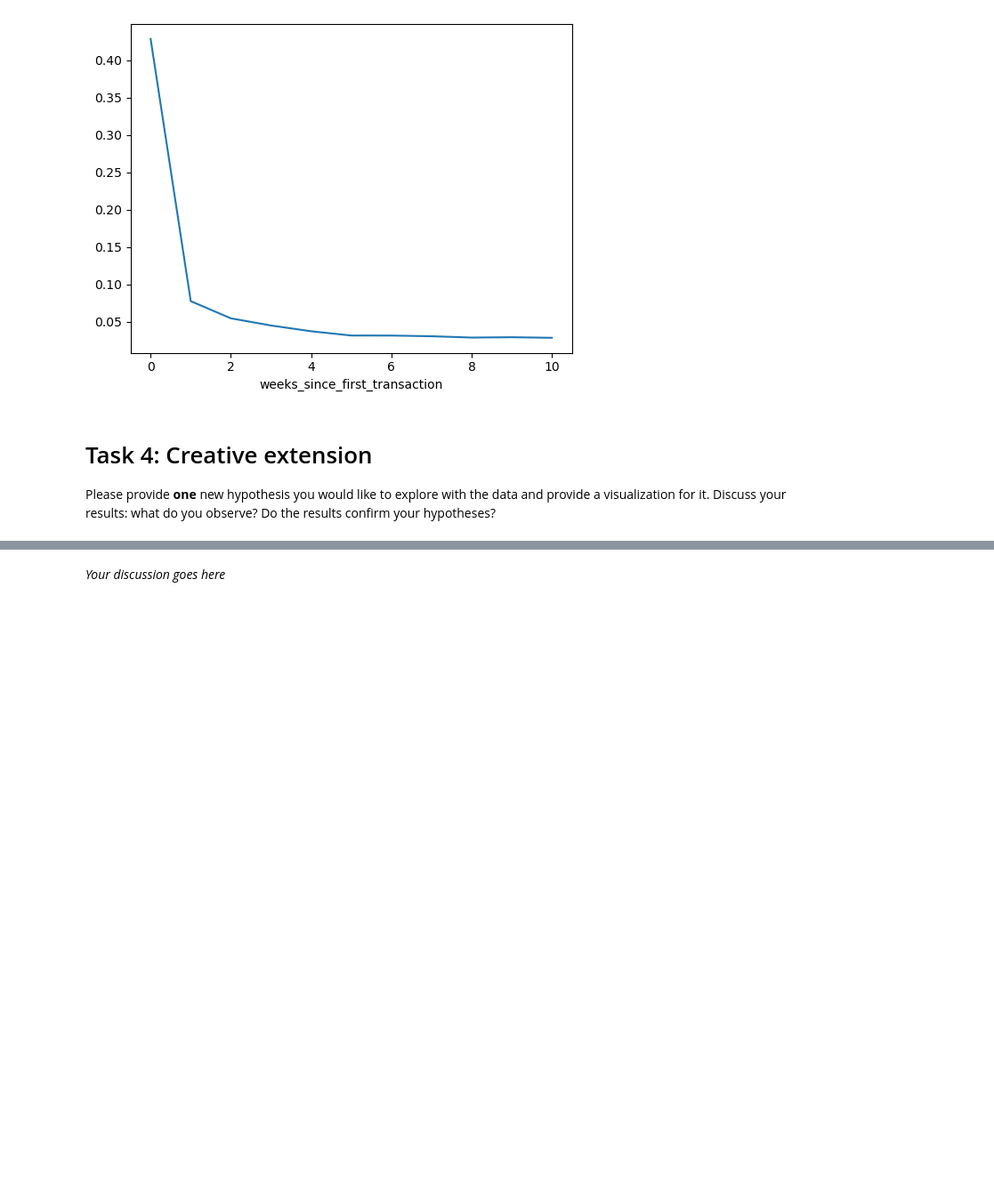
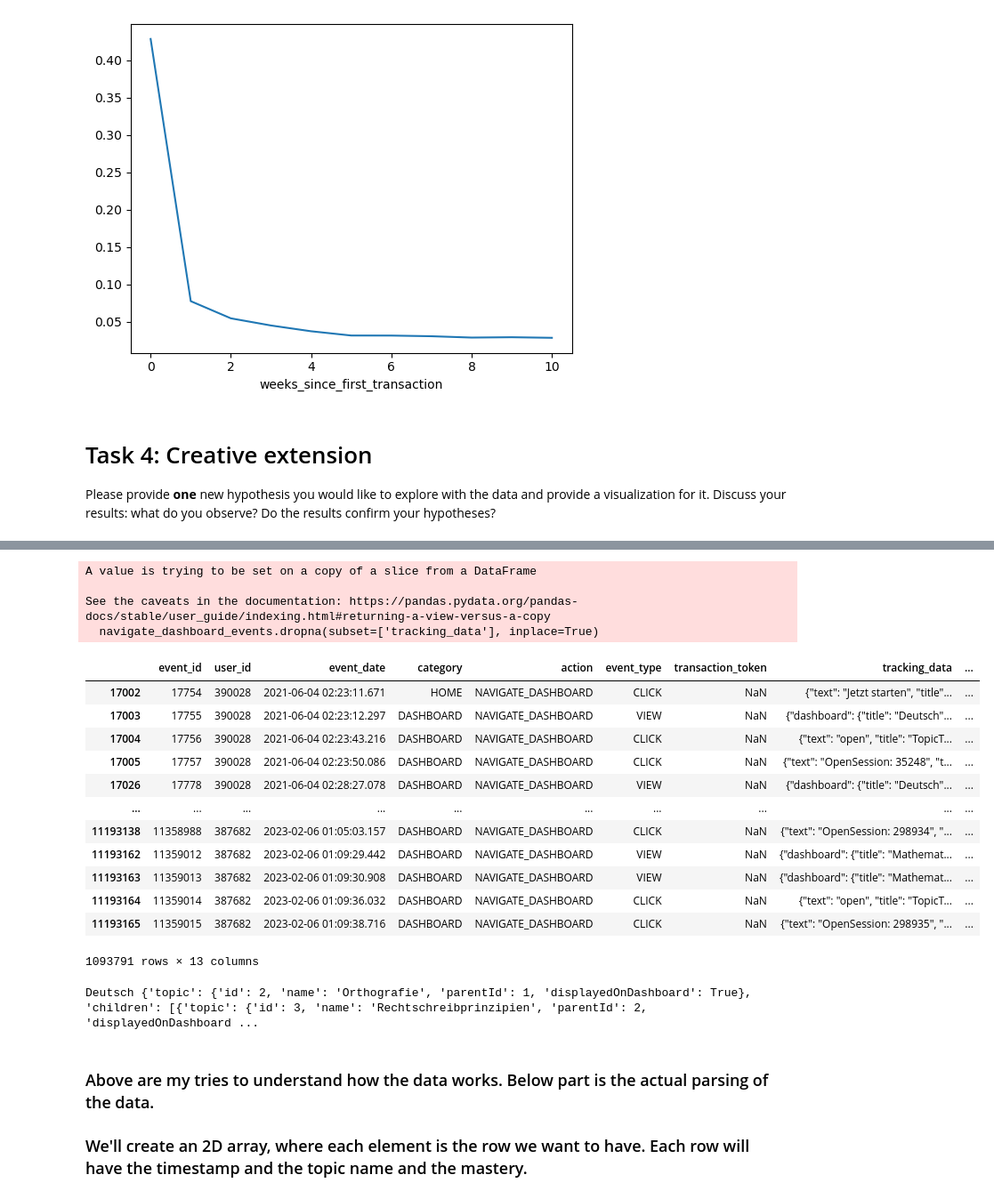
Before and after one commit to aybarsyazici/EPFL-CS421-MLBD, a Jupyter notebook: project/milestone-02/m2_lernnavi_sciper.ipynb, the cells around one changed output, grey strips where cells are left out. Shown at 89% size. Drawn from its saved outputs; the diff is of its cells as text; code cells hidden in the pictures; blank space fills up the shorter version.

```diff
--- a/project/milestone-02/m2_lernnavi_sciper.ipynb
+++ b/project/milestone-02/m2_lernnavi_sciper.ipynb
@@ -1384,0 +1390,25 @@ print('hello')
+# %%
+navigate_dashboard_events = events[events.action=='NAVIGATE_DASHBOARD']
+# drop rows that have tracking_data as na
+navigate_dashboard_events.dropna(subset=['tracking_data'], inplace=True)
+# %% [output]
+A value is trying to be set on a copy of a slice from a DataFrame
+
+See the caveats in the documentation: https://pandas.pydata.org/pandas-docs/stable/user_guide/indexing.html#returning-a-view-versus-a-copy
+  navigate_dashboard_events.dropna(subset=['tracking_data'], inplace=True)
+# %%
+navigate_dashboard_events
+# %% [output]
+|  | event_id | user_id | event_date | category | action | event_type | transaction_token | tracking_data | ... |
+| 17002 | 17754 | 390028 | 2021-06-04 02:23:11.671 | HOME | NAVIGATE_DASHBOARD | CLICK | NaN | {"text": "Jetzt starten", "title"... | ... |
+| 17003 | 17755 | 390028 | 2021-06-04 02:23:12.297 | DASHBOARD | NAVIGATE_DASHBOARD | VIEW | NaN | {"dashboard": {"title": "Deutsch"... | ... |
+| 17004 | 17756 | 390028 | 2021-06-04 02:23:43.216 | DASHBOARD | NAVIGATE_DASHBOARD | CLICK | NaN | {"text": "open", "title": "TopicT... | ... |
+| 17005 | 17757 | 390028 | 2021-06-04 02:23:50.086 | DASHBOARD | NAVIGATE_DASHBOARD | CLICK | NaN | {"text": "OpenSession: 35248", "t... | ... |
+| 17026 | 17778 | 390028 | 2021-06-04 02:28:27.078 | DASHBOARD | NAVIGATE_DASHBOARD | VIEW | NaN | {"dashboard": {"title": "Deutsch"... | ... |
+| ... | ... | ... | ... | ... | ... | ... | ... | ... | ... |
+| 11193138 | 11358988 | 387682 | 2023-02-06 01:05:03.157 | DASHBOARD | NAVIGATE_DASHBOARD | CLICK | NaN | {"text": "OpenSession: 298934", "... | ... |
+| 11193162 | 11359012 | 387682 | 2023-02-06 01:09:29.442 | DASHBOARD | NAVIGATE_DASHBOARD | VIEW | NaN | {"dashboard": {"title": "Mathemat... | ... |
+| 11193163 | 11359013 | 387682 | 2023-02-06 01:09:30.908 | DASHBOARD | NAVIGATE_DASHBOARD | VIEW | NaN | {"dashboard": {"title": "Mathemat... | ... |
+| 11193164 | 11359014 | 387682 | 2023-02-06 01:09:36.032 | DASHBOARD | NAVIGATE_DASHBOARD | CLICK | NaN | {"text": "open", "title": "TopicT... | ... |
+| 11193165 | 11359015 | 387682 | 2023-02-06 01:09:38.716 | DASHBOARD | NAVIGATE_DASHBOARD | CLICK | NaN | {"text": "OpenSession: 298935", "... | ... |
+1093791 rows × 13 columns
@@ -1385,2 +1417,8 @@ print('hello')
+# %%
+print(json_loaded_test['dashboard']['title'] + ' ' + str(json_loaded_test['dashboard']['topics'][0]))
+# %% [output]
+Deutsch {'topic': {'id': 2, 'name': 'Orthografie', 'parentId': 1, 'displayedOnDashboard': True}, 'children': [{'topic': {'id': 3, 'name': 'Rechtschreibprinzipien', 'parentId': 2, 'displayedOnDashboard ...
 # %% [markdown]
-*Your discussion goes here*
+### Above are my tries to understand how the data works. Below part is the actual parsing of the data.
+
+### We'll create an 2D array, where each element is the row we want to have. Each row will have the timestamp and the topic name and the mastery.
```
Also changed, not shown: parts of 47 cells of this notebook.
